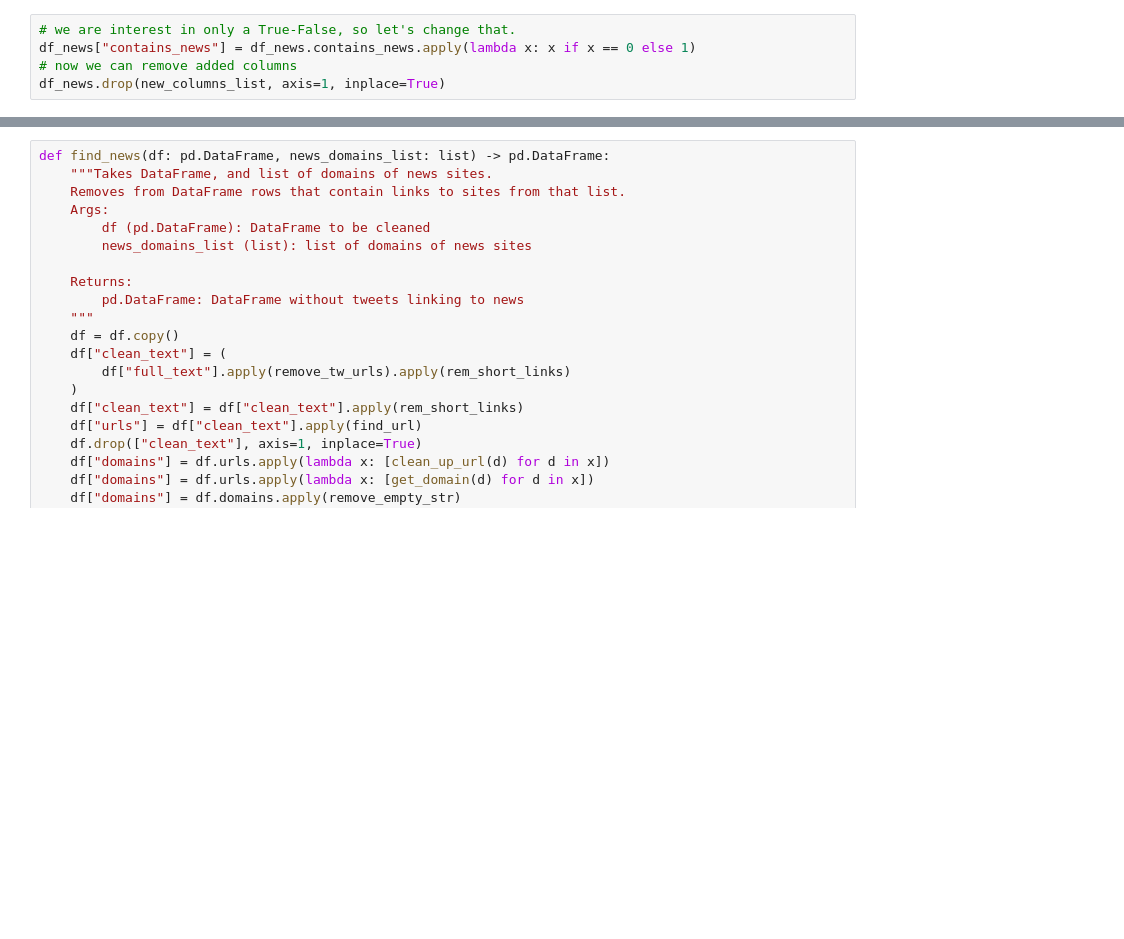
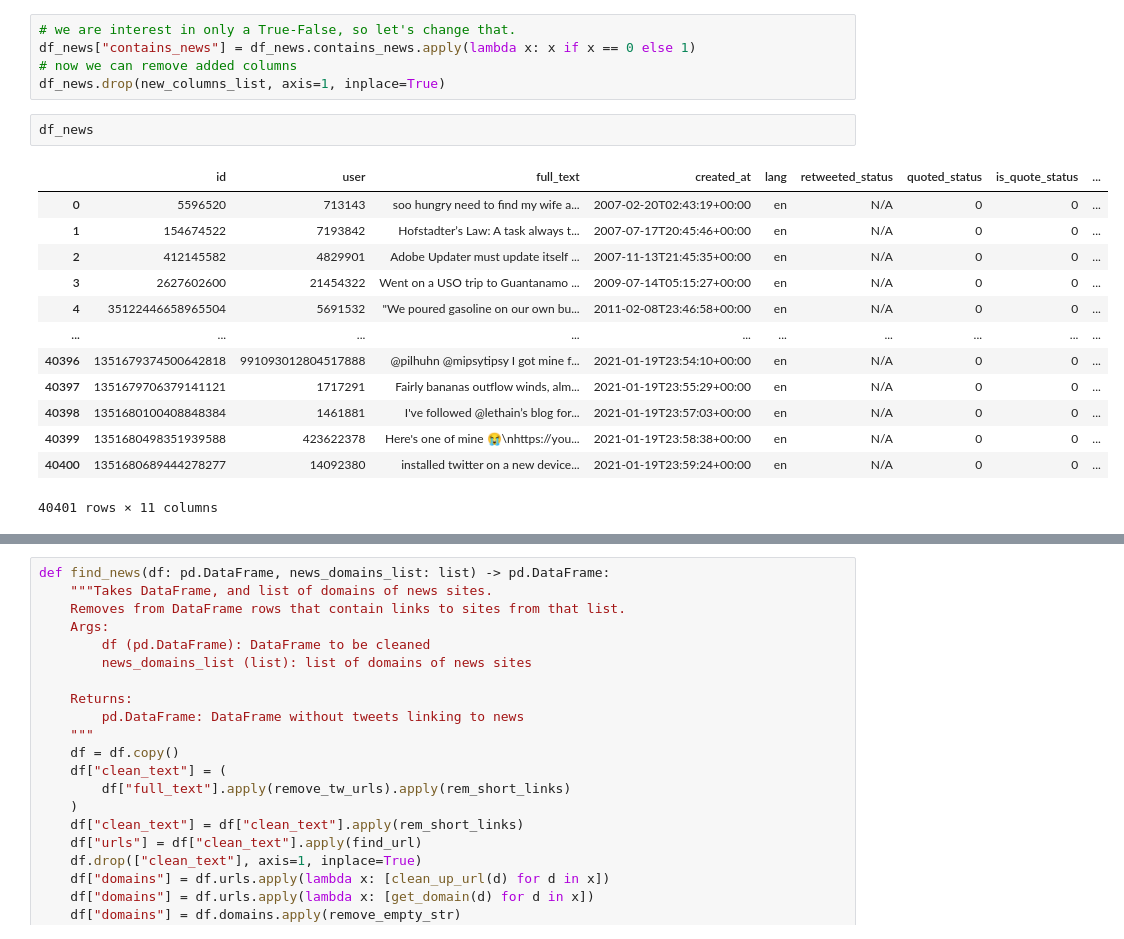
Before and after one commit to gsajko/tweetfeed, a Jupyter notebook: notebooks/Tweetfeed.ipynb, the cells around one changed output, grey strips where cells are left out. Cells and saved outputs as stored; diff of their text form; blank space fills up the shorter version.

```diff
--- a/notebooks/Tweetfeed.ipynb
+++ b/notebooks/Tweetfeed.ipynb
@@ -413,6 +413,22 @@ Name: contains_news, dtype: int64
 df_news["contains_news"] = df_news.contains_news.apply(lambda x: x if x == 0 else 1)
 # now we can remove added columns
 df_news.drop(new_columns_list, axis=1, inplace=True)
+# %%
+df_news
+# %% [output]
+|  | id | user | full_text | created_at | lang | retweeted_status | quoted_status | is_quote_status | ... |
+| 0 | 5596520 | 713143 | soo hungry need to find my wife a... | 2007-02-20T02:43:19+00:00 | en | N/A | 0 | 0 | ... |
+| 1 | 154674522 | 7193842 | Hofstadter’s Law: A task always t... | 2007-07-17T20:45:46+00:00 | en | N/A | 0 | 0 | ... |
+| 2 | 412145582 | 4829901 | Adobe Updater must update itself ... | 2007-11-13T21:45:35+00:00 | en | N/A | 0 | 0 | ... |
+| 3 | 2627602600 | 21454322 | Went on a USO trip to Guantanamo ... | 2009-07-14T05:15:27+00:00 | en | N/A | 0 | 0 | ... |
+| 4 | 35122446658965504 | 5691532 | "We poured gasoline on our own bu... | 2011-02-08T23:46:58+00:00 | en | N/A | 0 | 0 | ... |
+| ... | ... | ... | ... | ... | ... | ... | ... | ... | ... |
+| 40396 | 1351679374500642818 | 991093012804517888 | @pilhuhn @mipsytipsy I got mine f... | 2021-01-19T23:54:10+00:00 | en | N/A | 0 | 0 | ... |
+| 40397 | 1351679706379141121 | 1717291 | Fairly bananas outflow winds, alm... | 2021-01-19T23:55:29+00:00 | en | N/A | 0 | 0 | ... |
+| 40398 | 1351680100408848384 | 1461881 | I've followed @lethain’s blog for... | 2021-01-19T23:57:03+00:00 | en | N/A | 0 | 0 | ... |
+| 40399 | 1351680498351939588 | 423622378 | Here's one of mine 😭\nhttps://you... | 2021-01-19T23:58:38+00:00 | en | N/A | 0 | 0 | ... |
+| 40400 | 1351680689444278277 | 14092380 | installed twitter on a new device... | 2021-01-19T23:59:24+00:00 | en | N/A | 0 | 0 | ... |
+40401 rows × 11 columns
 # %%
 df_news["contains_news"].value_counts()
 # %% [output]
```
Also changed, not shown: parts of 15 cells of this notebook, 3 other files.
